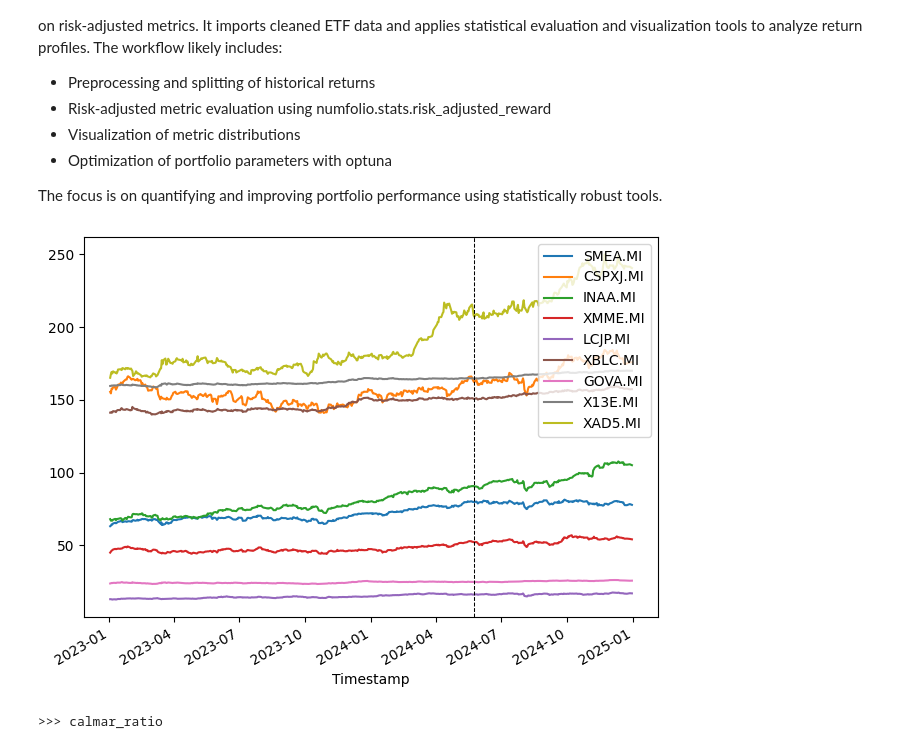
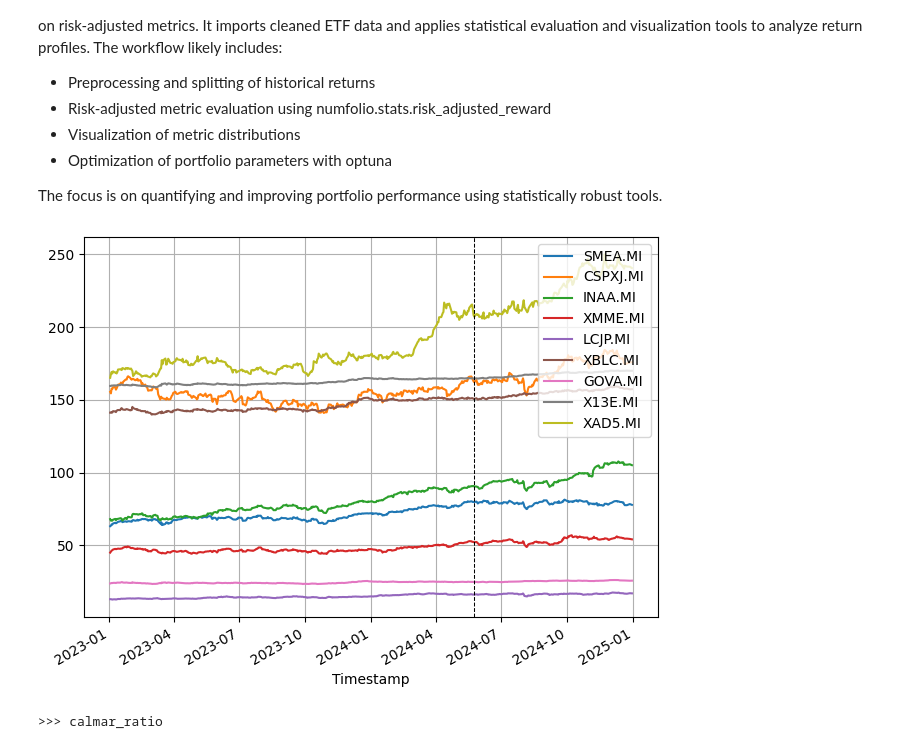
Before and after one commit to agdiiura/numfolio, a Jupyter notebook: examples/PortfolioOptimization.ipynb, the cells around one changed output. Drawn from its saved outputs; the diff is of its cells as text; code cells hidden in the pictures.

```diff
--- a/examples/PortfolioOptimization.ipynb
+++ b/examples/PortfolioOptimization.ipynb
@@ -19,18 +19,19 @@ from pathlib import Path
 from numfolio.stats import risk_adjusted_reward
 from sklearn.model_selection import train_test_split
 
-df = pd.read_excel('Data/fetch_etf.xlsx', sheet_name='clean')
+df = pd.read_csv('Data/etf.csv', parse_dates=['Timestamp'], date_format='%d/%m/%Y', sep=';', decimal=',')
 df.set_index('Timestamp', inplace=True)
 df.sort_index(inplace=True)
 train, test = train_test_split(df, test_size=0.3, shuffle=False)
 # %%
 fig, ax = plt.subplots(1, 1)
 df.plot(ax=ax)
 ax.axvline(train.index[-1], linestyle='dashed', color='black', linewidth=0.75)
+ax.grid()
 fig.tight_layout()
 fig.show()
 # %% [output]
-[figure, old version]
+[figure, new version]
 # %%
 columns = df.columns
 
```
Also changed, not shown: 1 other file.
